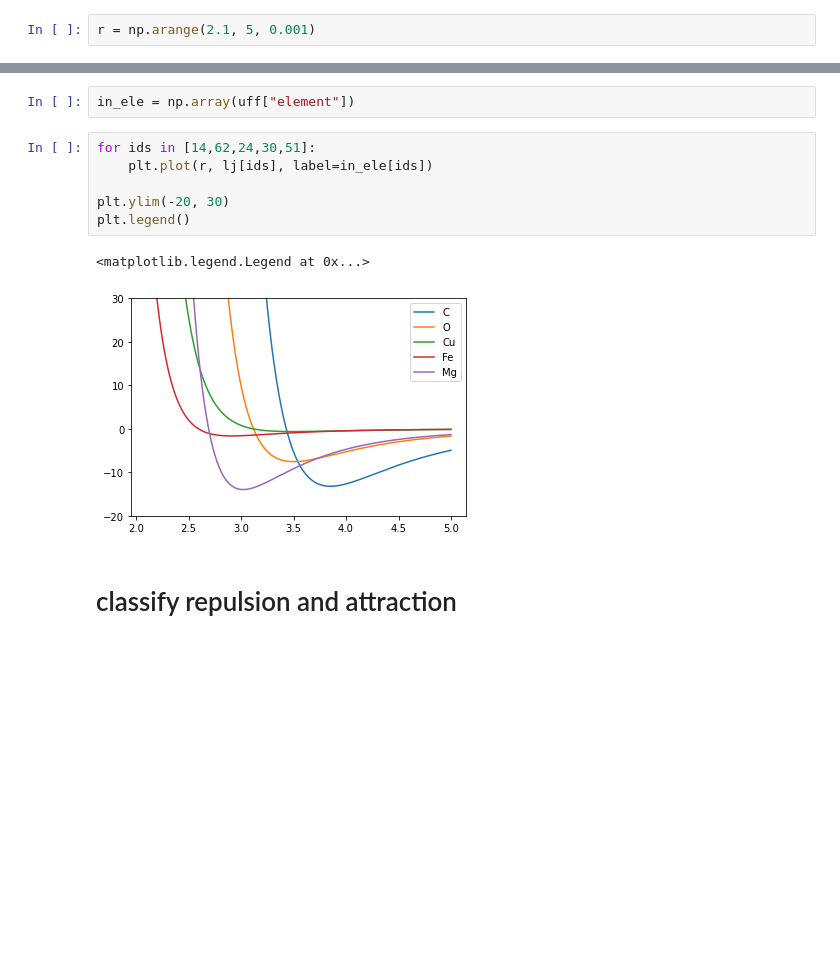
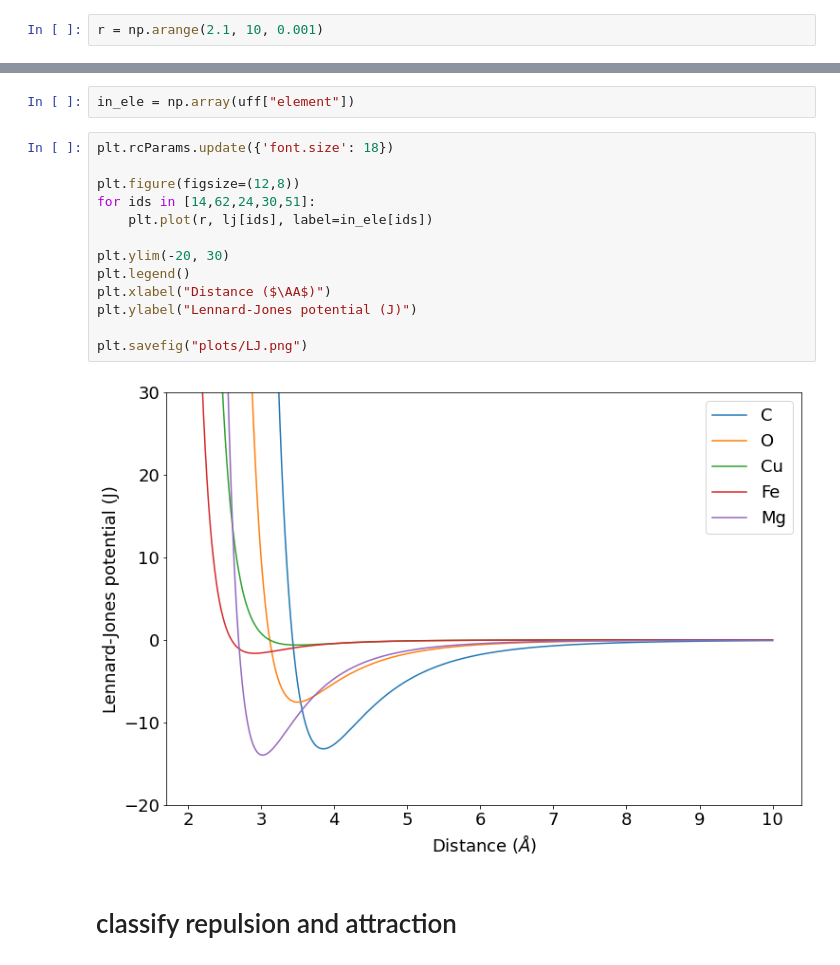
Before and after one commit to XiaoqZhang/nvt_parser, a Jupyter notebook: test_weights.ipynb, the cells around one changed output, grey strips where cells are left out. Drawn from its saved outputs; the diff is of its cells as text; blank space fills up the shorter version.

```diff
--- a/test_weights.ipynb
+++ b/test_weights.ipynb
@@ -252,7 +232,7 @@ distance_c.shape
 # %% [markdown]
 # plot uff
 # %%
-r = np.arange(2.1, 5, 0.001)
+r = np.arange(2.1, 10, 0.001)
 # %%
 sigma = np.array(uff["sigma"])
 epsilon = np.array(uff["epsilon"])
@@ -271,14 +251,20 @@ plt.plot(r, lj[14])
 # %%
 in_ele = np.array(uff["element"])
 # %%
+plt.rcParams.update({'font.size': 18})
+
+plt.figure(figsize=(12,8))
 for ids in [14,62,24,30,51]:
     plt.plot(r, lj[ids], label=in_ele[ids])
 
 plt.ylim(-20, 30)
 plt.legend()
+plt.xlabel("Distance ($\AA$)")
+plt.ylabel("Lennard-Jones potential (J)")
+
+plt.savefig("plots/LJ.png")
 # %% [output]
-<matplotlib.legend.Legend at 0x...>
-[figure, old version]
+[figure, new version]
 # %% [markdown]
 # classify repulsion and attraction
 # %% [markdown]
```
Also changed, not shown: parts of 23 cells of this notebook, 2 other files.
